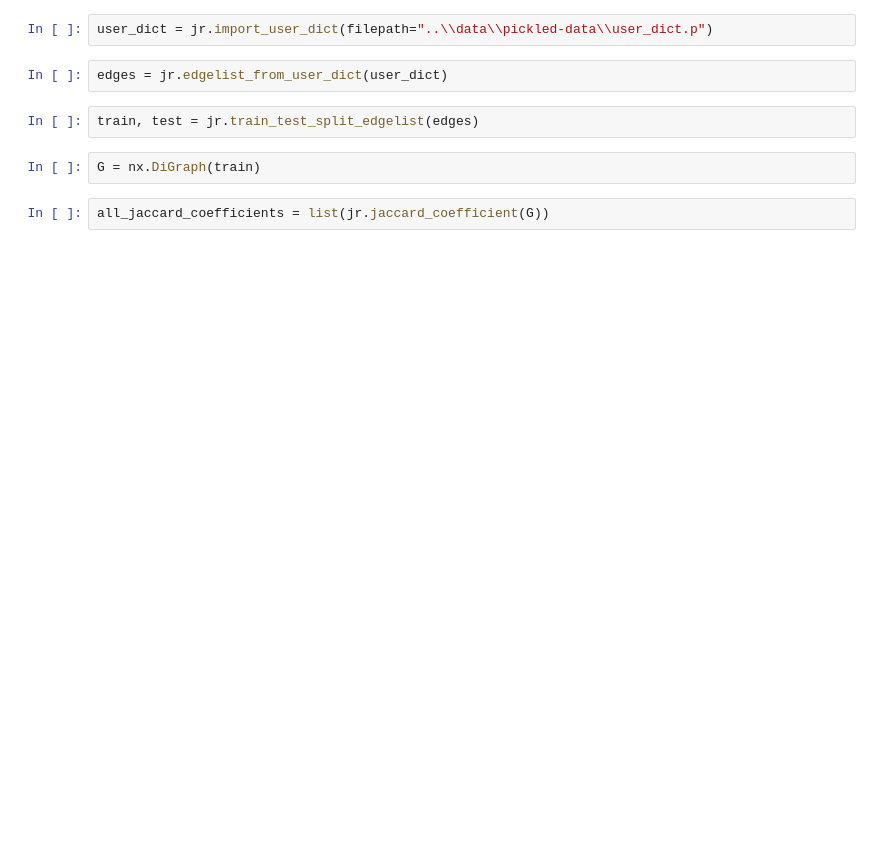
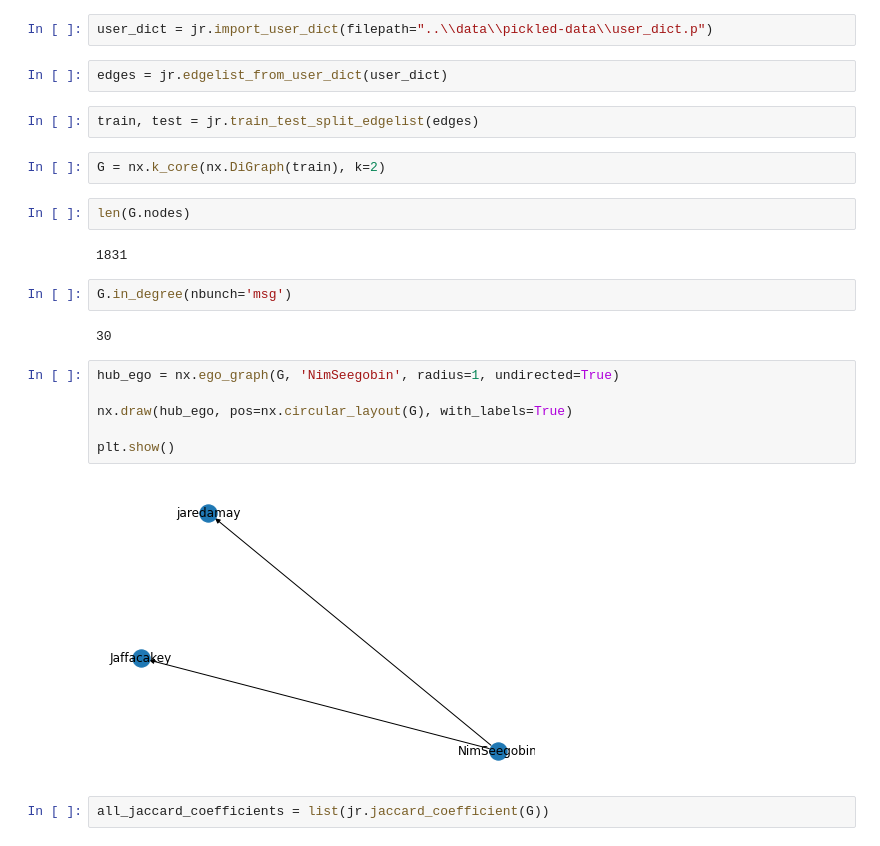
Before and after one commit to EricPostMaster/tea-recommender, a Jupyter notebook: notebooks/unary_recommendations.ipynb, the cells around one changed output. Drawn from its saved outputs; the diff is of its cells as text; blank space fills up the shorter version.

```diff
--- a/notebooks/unary_recommendations.ipynb
+++ b/notebooks/unary_recommendations.ipynb
@@ -8,6 +10,22 @@ edges = jr.edgelist_from_user_dict(user_dict)
 # %%
 train, test = jr.train_test_split_edgelist(edges)
 # %%
-G = nx.DiGraph(train)
+G = nx.k_core(nx.DiGraph(train), k=2)
+# %%
+len(G.nodes)
+# %% [output]
+1831
+# %%
+G.in_degree(nbunch='msg')
+# %% [output]
+30
+# %%
+hub_ego = nx.ego_graph(G, 'NimSeegobin', radius=1, undirected=True)
+
+nx.draw(hub_ego, pos=nx.circular_layout(G), with_labels=True)
+
+plt.show()
+# %% [output]
+[figure, added]
 # %%
 all_jaccard_coefficients = list(jr.jaccard_coefficient(G))
```
Also changed, not shown: parts of 14 cells of this notebook.
